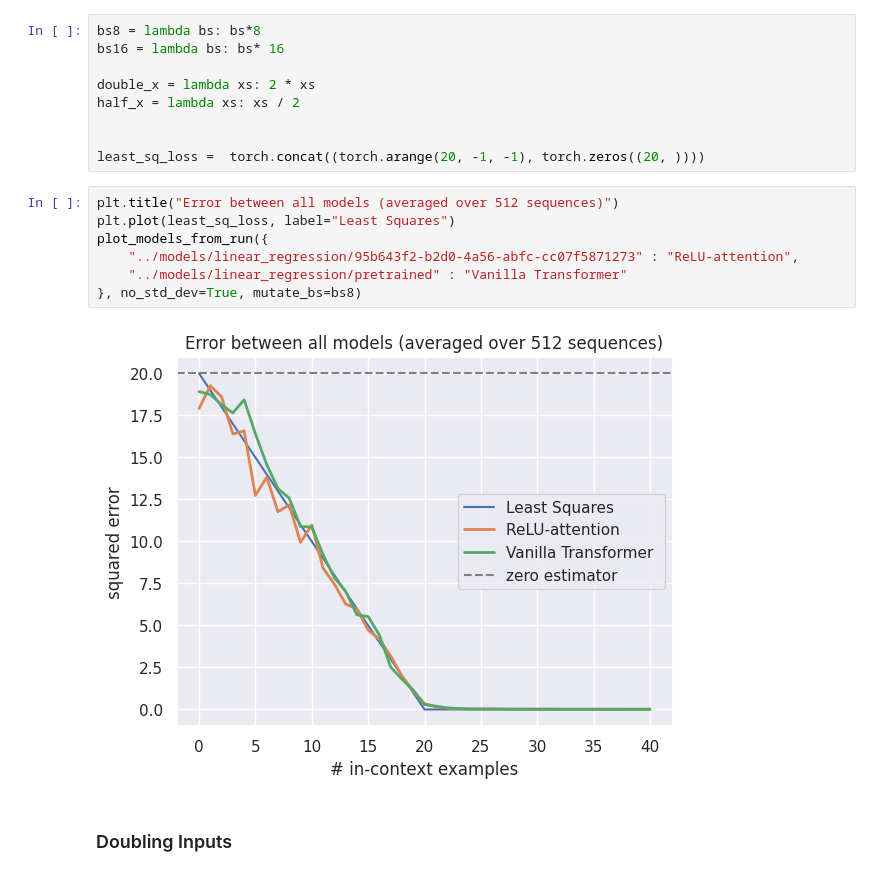
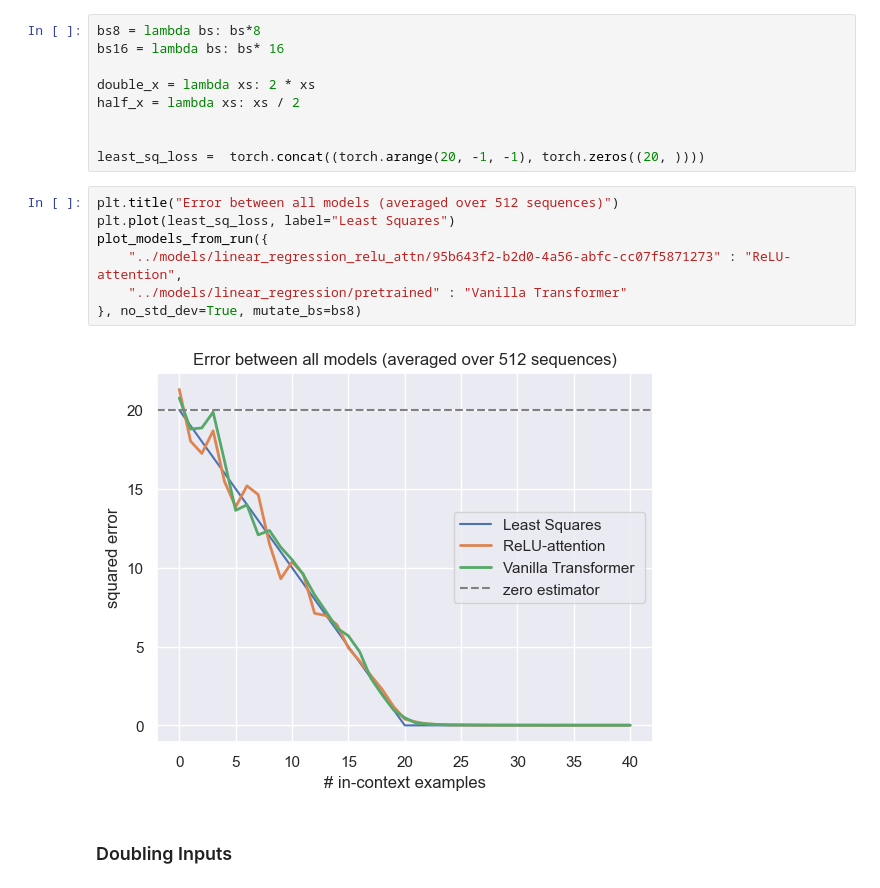
Before and after one commit to nelson-lojo/in-context-learning, a Jupyter notebook: src/eval.ipynb, the cells around one changed output. Saved outputs shown, nothing was run; the diff lists cells and outputs as text.

```diff
--- a/src/eval.ipynb
+++ b/src/eval.ipynb
@@ -221,12 +236,12 @@ least_sq_loss =  torch.concat((torch.arange(20, -1, -1), torch.zeros((20, ))))
 # %%
 plt.title("Error between all models (averaged over 512 sequences)")
 plt.plot(least_sq_loss, label="Least Squares")
 plot_models_from_run({
-    "../models/linear_regression/95b643f2-b2d0-4a56-abfc-cc07f5871273" : "ReLU-attention",
+    "../models/linear_regression_relu_attn/95b643f2-b2d0-4a56-abfc-cc07f5871273" : "ReLU-attention",
     "../models/linear_regression/pretrained" : "Vanilla Transformer"
 }, no_std_dev=True, mutate_bs=bs8)
 # %% [output]
-[figure, old version]
+[figure, new version]
 # %% [markdown]
 ### Doubling Inputs
 # %%
```
Also changed, not shown: parts of 22 cells of this notebook.
